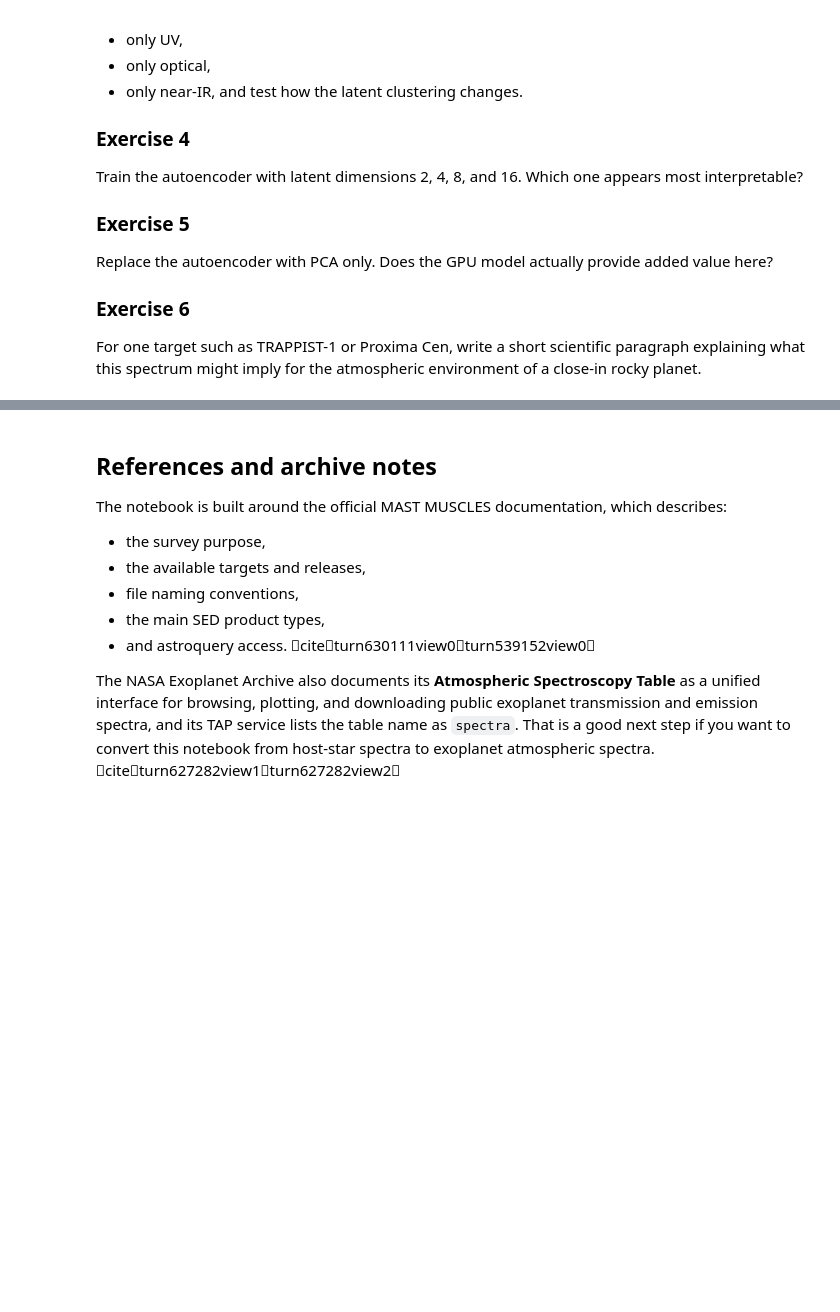
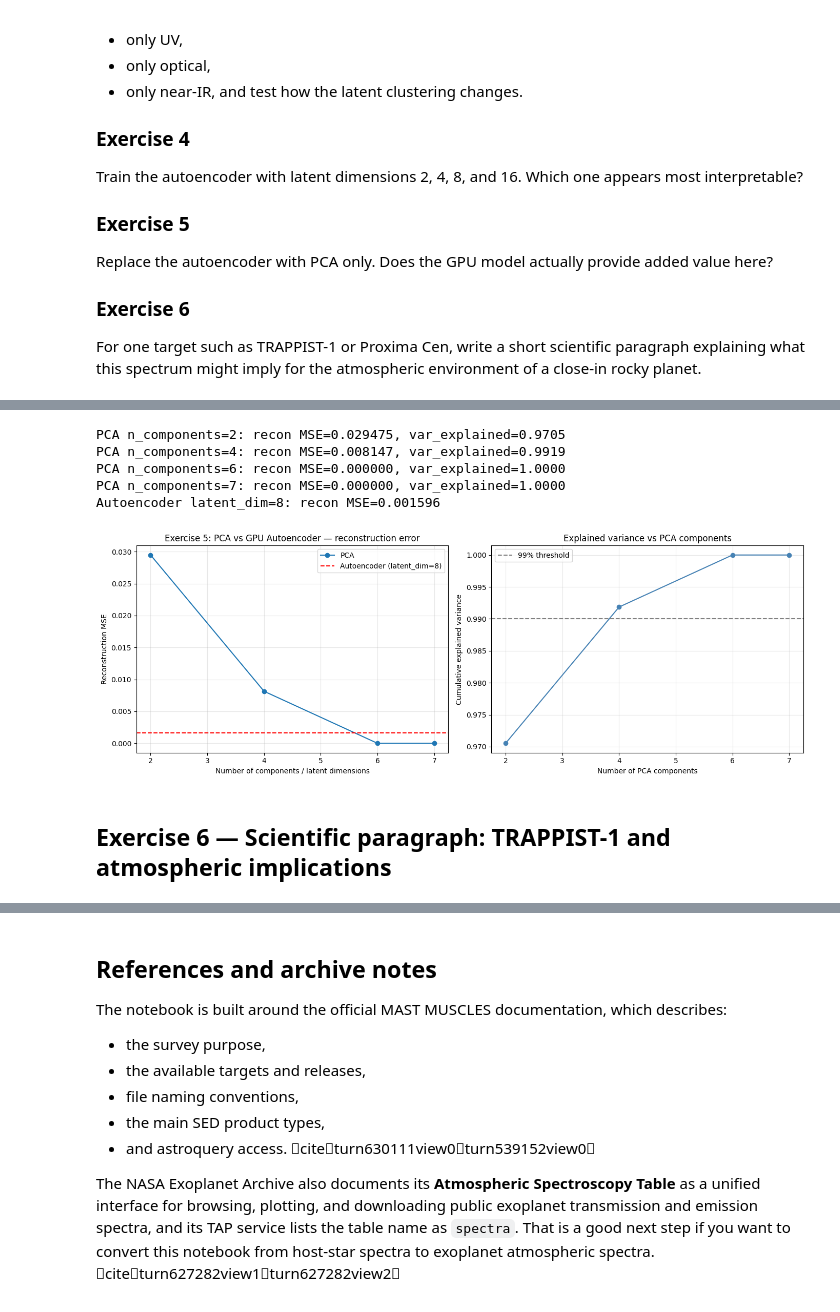
Before and after one commit to IsaacLP/Computational-Astrobiology, a Jupyter notebook: tutorials/7/computational_astrobiology_real_spectra_gpu_colab.ipynb, the cells around one changed output, grey strips where cells are left out. Cells and saved outputs as stored; diff of their text form; code cells hidden in the pictures; blank space fills up the shorter version.

```diff
--- a/tutorials/7/computational_astrobiology_real_spectra_gpu_colab.ipynb
+++ b/tutorials/7/computational_astrobiology_real_spectra_gpu_colab.ipynb
@@ -1014,0 +1291,55 @@ For one target such as TRAPPIST-1 or Proxima Cen, write a short scientific parag
+# %%
+# With only 7 spectra, max PCA components = min(n_samples, n_features) = 7
+max_pca = min(X_scaled.shape)
+n_components_list = sorted(set(nc for nc in [2, 4, 6, max_pca] if nc <= max_pca))
+
+pca_mses = []
+pca_var_explained = []
+for nc in n_components_list:
+    pca_nc = PCA(n_components=nc)
+    X_pca_proj = pca_nc.fit_transform(X_scaled)
+    X_pca_recon = pca_nc.inverse_transform(X_pca_proj)
+    mse = np.mean((X_scaled - X_pca_recon) ** 2)
+    pca_mses.append(mse)
+    pca_var_explained.append(pca_nc.explained_variance_ratio_.sum())
+    print(f"PCA n_components={nc}: recon MSE={mse:.6f}, var_explained={pca_var_explained[-1]:.4f}")
+
+# Autoencoder reconstruction error for the latent_dim=8 model trained earlier
+model.eval()
+with torch.no_grad():
+    Xt_ae = torch.tensor(X_scaled, dtype=torch.float32, device=device)
+    X_ae_recon, _ = model(Xt_ae)
+    X_ae_recon = X_ae_recon.cpu().numpy()
+ae_mse_8 = np.mean((X_scaled - X_ae_recon) ** 2)
+print(f"Autoencoder latent_dim=8: recon MSE={ae_mse_8:.6f}")
+
+# Comparison plot
+fig, axes = plt.subplots(1, 2, figsize=(14, 5))
+
+axes[0].plot(n_components_list, pca_mses, marker="o", label="PCA")
+axes[0].axhline(ae_mse_8, linestyle="--", color="red", label="Autoencoder (latent_dim=8)")
+axes[0].set_xlabel("Number of components / latent dimensions")
+axes[0].set_ylabel("Reconstruction MSE")
+axes[0].set_title("Exercise 5: PCA vs GPU Autoencoder — reconstruction error")
+axes[0].legend()
+axes[0].grid(alpha=0.3)
+
+axes[1].plot(n_components_list, pca_var_explained, marker="o", color="steelblue")
+axes[1].set_xlabel("Number of PCA components")
+axes[1].set_ylabel("Cumulative explained variance")
+axes[1].set_title("Explained variance vs PCA components")
+axes[1].axhline(0.99, linestyle="--", color="gray", label="99% threshold")
+axes[1].legend()
+axes[1].grid(alpha=0.3)
+
+plt.tight_layout()
+plt.show()
+# %% [output]
+PCA n_components=2: recon MSE=0.029475, var_explained=0.9705
+PCA n_components=4: recon MSE=0.008147, var_explained=0.9919
+PCA n_components=6: recon MSE=0.000000, var_explained=1.0000
+PCA n_components=7: recon MSE=0.000000, var_explained=1.0000
+Autoencoder latent_dim=8: recon MSE=0.001596
+[figure, added]
+# %% [markdown]
+## Exercise 6 — Scientific paragraph: TRAPPIST-1 and atmospheric implications
```
Also changed, not shown: parts of 18 cells of this notebook, 2 other files.
